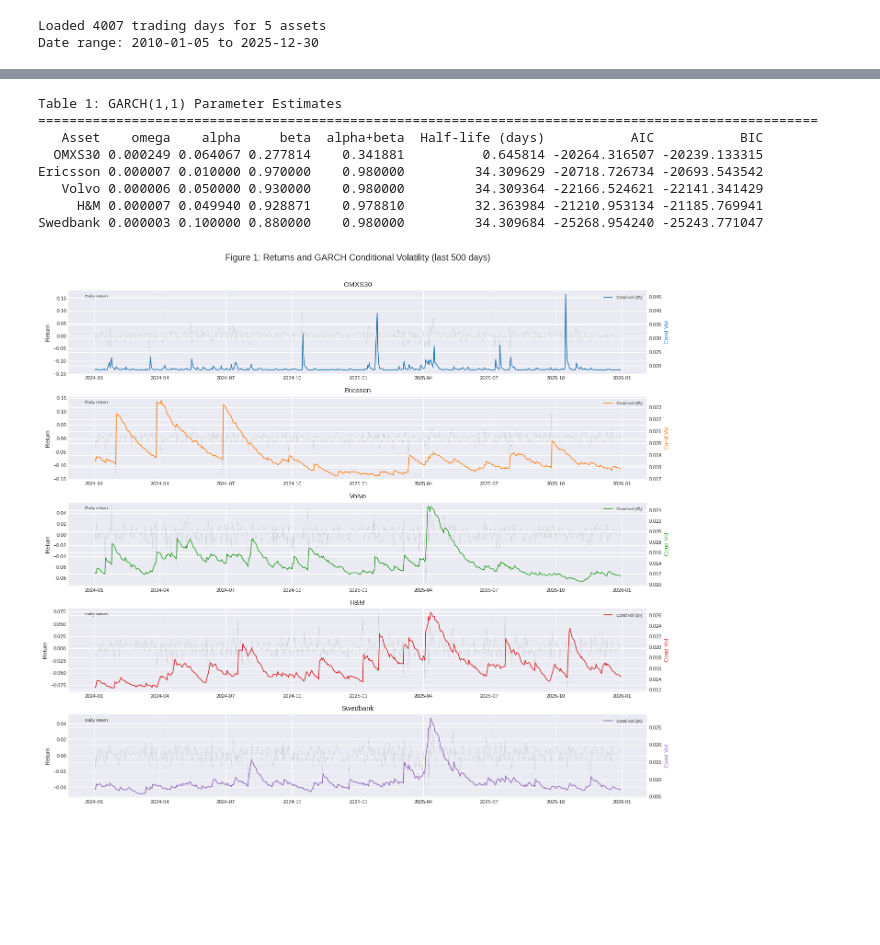
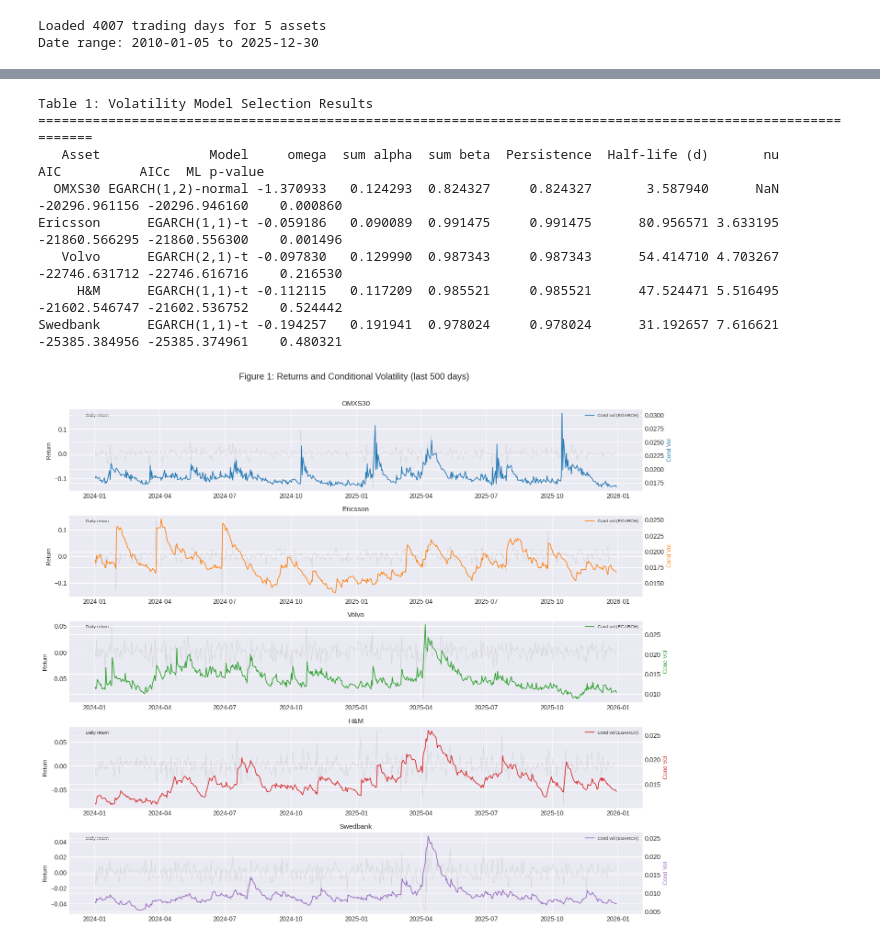
Before and after one commit to wididestrianda01/var-es-risk-engine, a Jupyter notebook: notebooks/02_garch_volatility.ipynb, the cells around one changed output, grey strips where cells are left out. Drawn from its saved outputs; the diff is of its cells as text; code cells hidden in the pictures; blank space fills up the shorter version.

```diff
--- a/notebooks/02_garch_volatility.ipynb
+++ b/notebooks/02_garch_volatility.ipynb
@@ -89,36 +92,3 @@ print(f"Date range: {returns.index[0].date()} to {returns.index[-1].date()}")
 # %% [output]
 Loaded 4007 trading days for 5 assets
 Date range: 2010-01-05 to 2025-12-30
-# %%
-# Fit GARCH(1,1) to each asset
-# Normal innovations are used — Student-t was tested but produced pathological
-# convergence (alpha→1, beta→0) for several assets with the arch library
-garch_results = {}
-garch_summary = []
-
-for col, name in zip(returns.columns, NAMES):
-    print(f"Fitting GARCH(1,1) to {name}...")
-    result = fit_garch(returns[col].values, p=1, q=1, mean="constant", dist="normal")
-    garch_results[col] = result
-
-    params = result.params
-    alpha = params.get("alpha[1]", np.nan)
-    beta = params.get("beta[1]", np.nan)
-    omega = params.get("omega", np.nan)
-    persistence = alpha + beta
-    half_life = np.log(0.5) / np.log(persistence) if 0 < persistence < 1 else np.inf
-
-    garch_summary.append({
-        "Asset": name,
-        "omega": omega,
-        "alpha": alpha,
-        "beta": beta,
-        "alpha+beta": persistence,
-        "Half-life (days)": half_life,
-        "AIC": result.aic,
-        "BIC": result.bic,
-    })
-    print(f"  {name}: alpha={alpha:.4f}, beta={beta:.4f}, persistence={persistence:.4f}, half-life={half_life:.0f}d, AIC={result.aic:.2f}")
-
-garch_summary = pd.DataFrame(garch_summary)
-print("\nGARCH fitting complete for all assets.")
@@ -142,42 +228,39 @@ Parameter estimates, conditional volatility time series, and diagnostic checks a
 # %%
-# Table 1: GARCH(1,1) parameter estimates
-print("Table 1: GARCH(1,1) Parameter Estimates")
-print("=" * 100)
+# Table 1: Best model per asset (by AICc)
+print("Table 1: Volatility Model Selection Results")
+print("=" * 110)
 print(garch_summary.to_string(index=False))
 # %% [output]
-Table 1: GARCH(1,1) Parameter Estimates
-====================================================================================================
-   Asset    omega    alpha     beta  alpha+beta  Half-life (days)           AIC           BIC
-  OMXS30 0.000249 0.064067 0.277814    0.341881          0.645814 -20264.316507 -20239.133315
-Ericsson 0.000007 0.010000 0.970000    0.980000         34.309629 -20718.726734 -20693.543542
-   Volvo 0.000006 0.050000 0.930000    0.980000         34.309364 -22166.524621 -22141.341429
-     H&M 0.000007 0.049940 0.928871    0.978810         32.363984 -21210.953134 -21185.769941
-Swedbank 0.000003 0.100000 0.880000    0.980000         34.309684 -25268.954240 -25243.771047
+Table 1: Volatility Model Selection Results
+==============================================================================================================
+   Asset              Model     omega  sum alpha  sum beta  Persistence  Half-life (d)       nu           AIC          AICc  ML p-value
+  OMXS30 EGARCH(1,2)-normal -1.370933   0.124293  0.824327     0.824327       3.587940      NaN -20296.961156 -20296.946160    0.000860
+Ericsson      EGARCH(1,1)-t -0.059186   0.090089  0.991475     0.991475      80.956571 3.633195 -21860.566295 -21860.556300    0.001496
+   Volvo      EGARCH(2,1)-t -0.097830   0.129990  0.987343     0.987343      54.414710 4.703267 -22746.631712 -22746.616716    0.216530
+     H&M      EGARCH(1,1)-t -0.112115   0.117209  0.985521     0.985521      47.524471 5.516495 -21602.546747 -21602.536752    0.524442
+Swedbank      EGARCH(1,1)-t -0.194257   0.191941  0.978024     0.978024      31.192657 7.616621 -25385.384956 -25385.374961    0.480321
 # %%
 # Figure 1: Conditional volatility overlay on returns
 fig, axes = plt.subplots(len(NAMES), 1, figsize=(14, 12))
 
 for i, (col, name, color) in enumerate(zip(returns.columns, NAMES, COLORS)):
     ax = axes[i]
-    # Plot last 500 days for visibility
     ax.plot(returns.index[-500:], returns[col].values[-500:],
             color="gray", alpha=0.3, linewidth=0.5, label="Daily return")
     ax2 = ax.twinx()
     ax2.plot(returns.index[-500:], garch_results[col].cond_vol[-500:],
-             color=color, linewidth=1.2, label="Cond vol ($\\sigma_t$)")
+             color=color, linewidth=1.2, label=f"Cond vol ({garch_results[col].vol})")
     ax.set_ylabel("Return", fontsize=9)
     ax2.set_ylabel("Cond Vol", fontsize=9, color=color)
     ax.set_title(f"{name}", fontsize=11)
     ax.legend(loc="upper left", fontsize=7)
     ax2.legend(loc="upper right", fontsize=7)
-    ax.tick_params(labelsize=8)
-    ax2.tick_params(labelsize=8)
 
-fig.suptitle("Figure 1: Returns and GARCH Conditional Volatility (last 500 days)", fontsize=14, y=1.01)
+fig.suptitle("Figure 1: Returns and Conditional Volatility (last 500 days)", fontsize=14, y=1.01)
 fig.tight_layout()
 plt.show()
 # %% [output]
-[figure, old version]
+[figure, new version]
 # %%
 # Figure 2: Standardized residual diagnostics
 fig, axes = plt.subplots(len(NAMES), 2, figsize=(12, 14))
```
Also changed, not shown: parts of 17 cells of this notebook, 1 other file.
